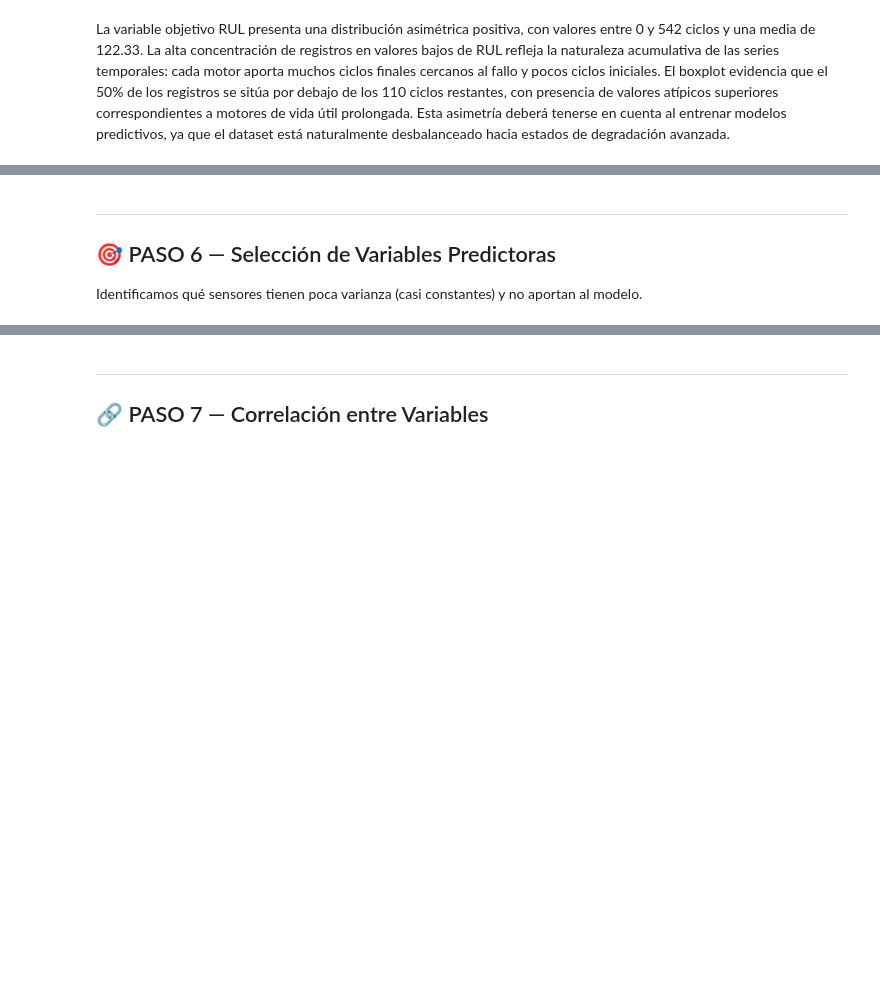
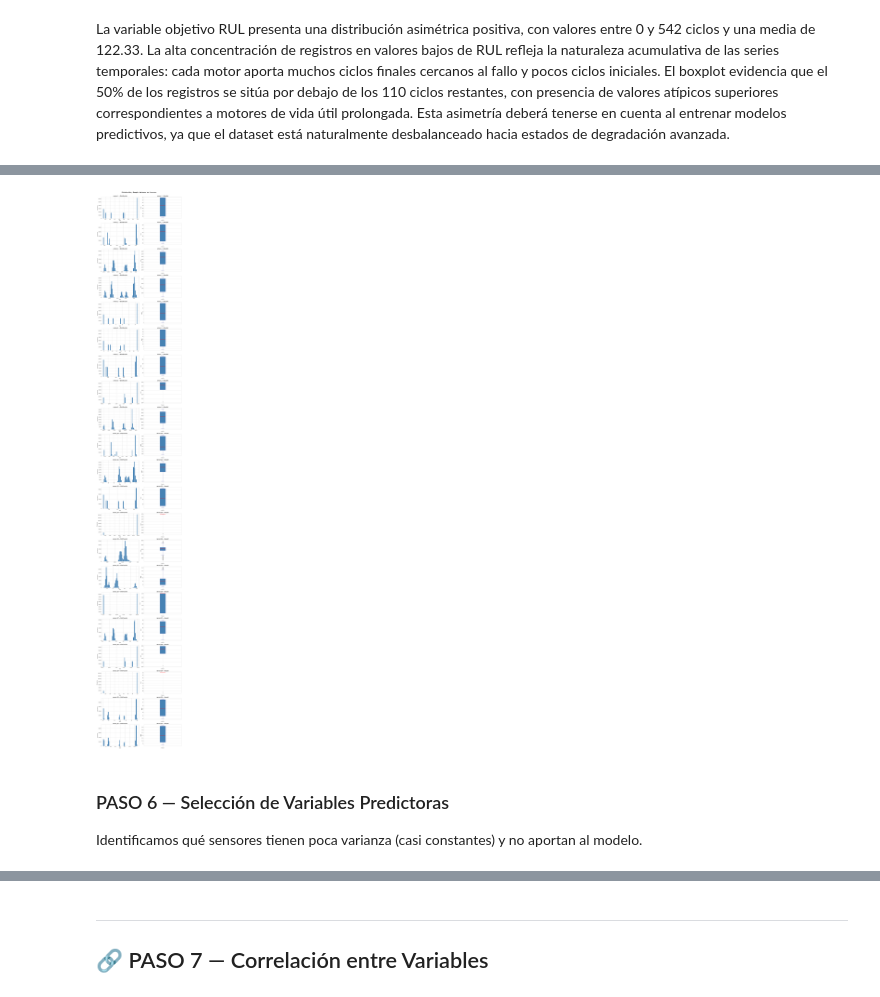
Before and after one commit to 4GeeksAcademy/project_Rhonal_Liesel, a Jupyter notebook: notebook/EDA_NASA_CMAPSS (1).ipynb, the cells around one changed output, grey strips where cells are left out. Cells and saved outputs as stored; diff of their text form; code cells hidden in the pictures; blank space fills up the shorter version.

```diff
--- a/notebook/EDA_NASA_CMAPSS (1).ipynb
+++ b/notebook/EDA_NASA_CMAPSS (1).ipynb
@@ -407,6 +411,35 @@ plt.show()
+# %%
+#variables numericas en histograma y en boxplot
+sensores = [f'sensor_{i}' for i in range(1, 22)]
+
+fig, axes = plt.subplots(21, 2, figsize=(14, 90))
+
+for i, sensor in enumerate(sensores):
+    # Histograma
+    axes[i, 0].hist(df[sensor], bins=50, color='steelblue', edgecolor='white')
+    axes[i, 0].set_title(f'{sensor} — Distribución', fontweight='bold')
+    axes[i, 0].set_xlabel('Valor')
+    axes[i, 0].set_ylabel('Frecuencia')
+
+    # Boxplot
+    axes[i, 1].boxplot(df[sensor].dropna(), patch_artist=True,
+                        boxprops=dict(facecolor='steelblue', color='navy'),
+                        medianprops=dict(color='red', linewidth=2),
+                        whiskerprops=dict(color='navy'),
+                        capprops=dict(color='navy'),
+                        flierprops=dict(marker='o', color='gray', alpha=0.3, markersize=3))
+    axes[i, 1].set_title(f'{sensor} — Boxplot', fontweight='bold')
+    axes[i, 1].set_xlabel('Sensor')
+    axes[i, 1].set_ylabel('Valor')
+
+plt.suptitle('Distribución y Boxplot de todos los Sensores', fontsize=16, fontweight='bold', y=1.001)
+plt.tight_layout()
+plt.show()
+# %% [output]
+[figure, added]
 # %% [markdown]
----
-## 🎯 PASO 6 — Selección de Variables Predictoras
+
+### PASO 6 — Selección de Variables Predictoras
 Identificamos qué sensores tienen poca varianza (casi constantes) y no aportan al modelo.
 # %%
 # Calcular varianza de cada sensor
```
Also changed, not shown: parts of 6 cells of this notebook.
